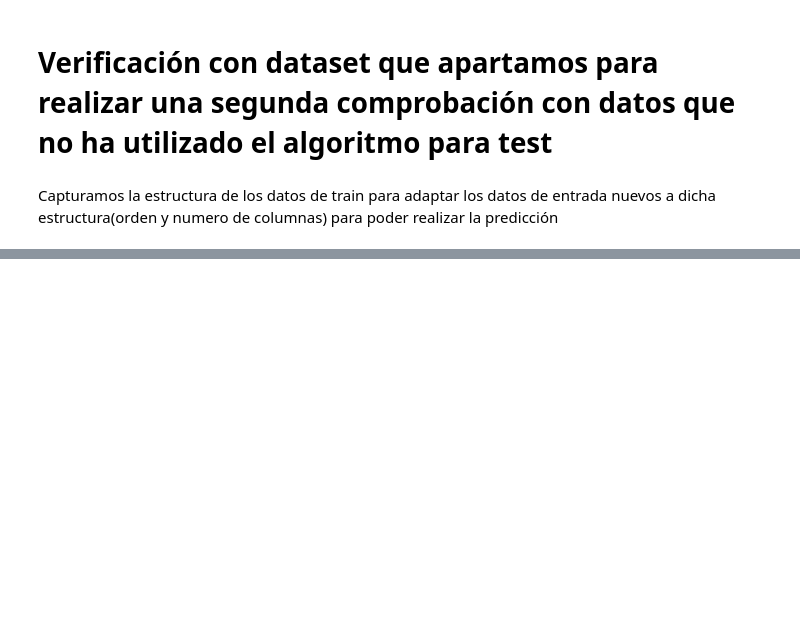
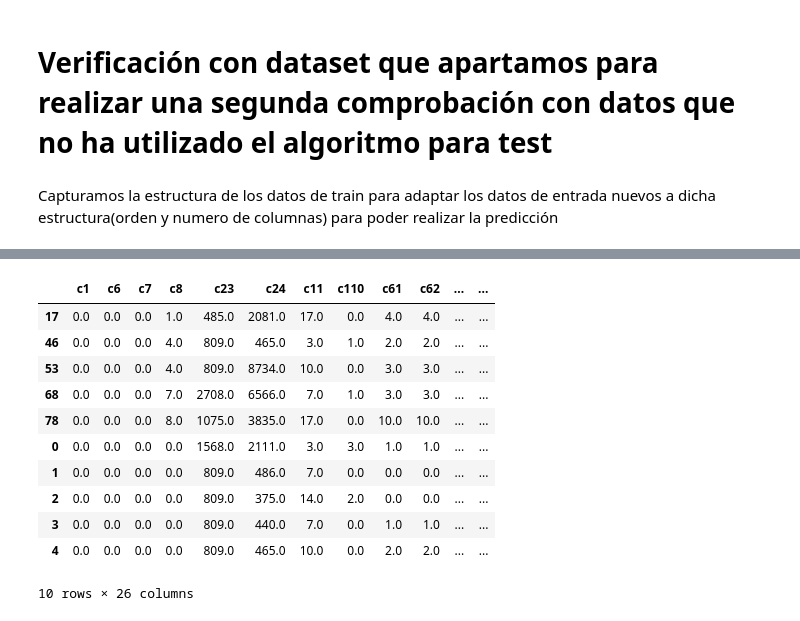
Before and after one commit to Vic-silo/TFM-EIP, a Jupyter notebook: ML-Models/PHA_tratamiento.ipynb, the cells around one changed output, grey strips where cells are left out. Saved outputs shown, nothing was run; the diff lists cells and outputs as text; code cells hidden in the pictures; blank space fills up the shorter version.

```diff
--- a/ML-Models/PHA_tratamiento.ipynb
+++ b/ML-Models/PHA_tratamiento.ipynb
@@ -1134,0 +1203,15 @@ No hay riesgo de accidentes con los datos aportados 0
+# %%
+data_1
+# %% [output]
+|  | c1 | c6 | c7 | c8 | c23 | c24 | c11 | c110 | c61 | c62 | ... | ... |
+| 17 | 0.0 | 0.0 | 0.0 | 1.0 | 485.0 | 2081.0 | 17.0 | 0.0 | 4.0 | 4.0 | ... | ... |
+| 46 | 0.0 | 0.0 | 0.0 | 4.0 | 809.0 | 465.0 | 3.0 | 1.0 | 2.0 | 2.0 | ... | ... |
+| 53 | 0.0 | 0.0 | 0.0 | 4.0 | 809.0 | 8734.0 | 10.0 | 0.0 | 3.0 | 3.0 | ... | ... |
+| 68 | 0.0 | 0.0 | 0.0 | 7.0 | 2708.0 | 6566.0 | 7.0 | 1.0 | 3.0 | 3.0 | ... | ... |
+| 78 | 0.0 | 0.0 | 0.0 | 8.0 | 1075.0 | 3835.0 | 17.0 | 0.0 | 10.0 | 10.0 | ... | ... |
+| 0 | 0.0 | 0.0 | 0.0 | 0.0 | 1568.0 | 2111.0 | 3.0 | 3.0 | 1.0 | 1.0 | ... | ... |
+| 1 | 0.0 | 0.0 | 0.0 | 0.0 | 809.0 | 486.0 | 7.0 | 0.0 | 0.0 | 0.0 | ... | ... |
+| 2 | 0.0 | 0.0 | 0.0 | 0.0 | 809.0 | 375.0 | 14.0 | 2.0 | 0.0 | 0.0 | ... | ... |
+| 3 | 0.0 | 0.0 | 0.0 | 0.0 | 809.0 | 440.0 | 7.0 | 0.0 | 1.0 | 1.0 | ... | ... |
+| 4 | 0.0 | 0.0 | 0.0 | 0.0 | 809.0 | 465.0 | 10.0 | 0.0 | 2.0 | 2.0 | ... | ... |
+10 rows × 26 columns
```
Also changed, not shown: parts of 47 cells of this notebook, 6 other files.
